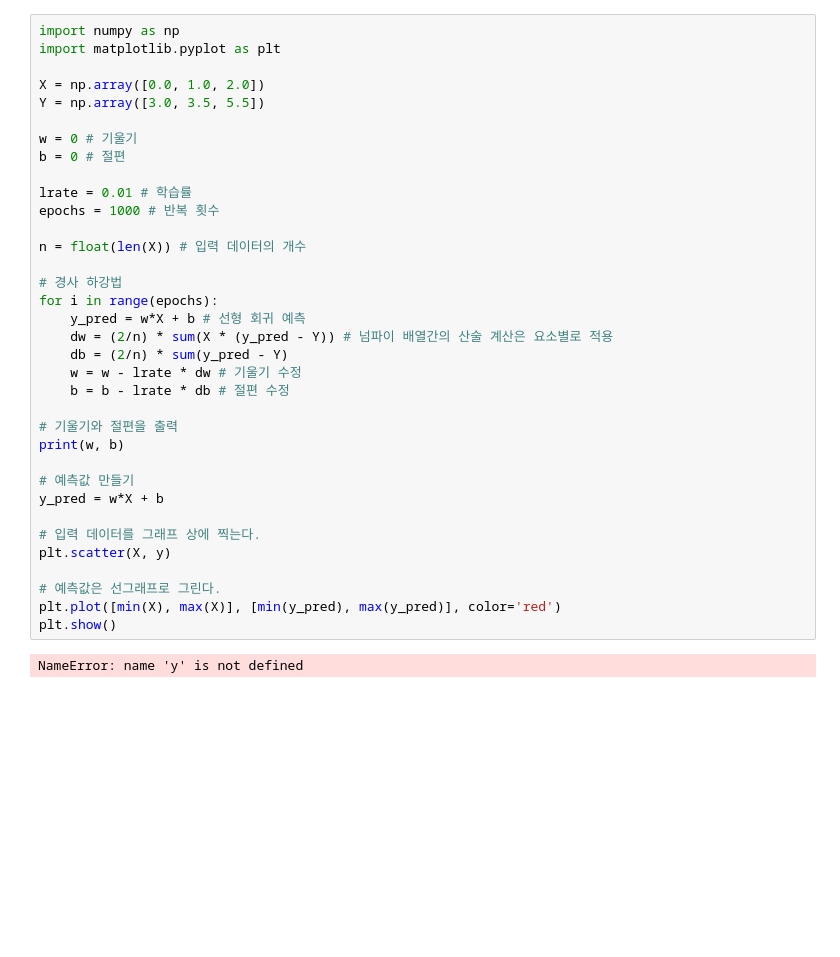
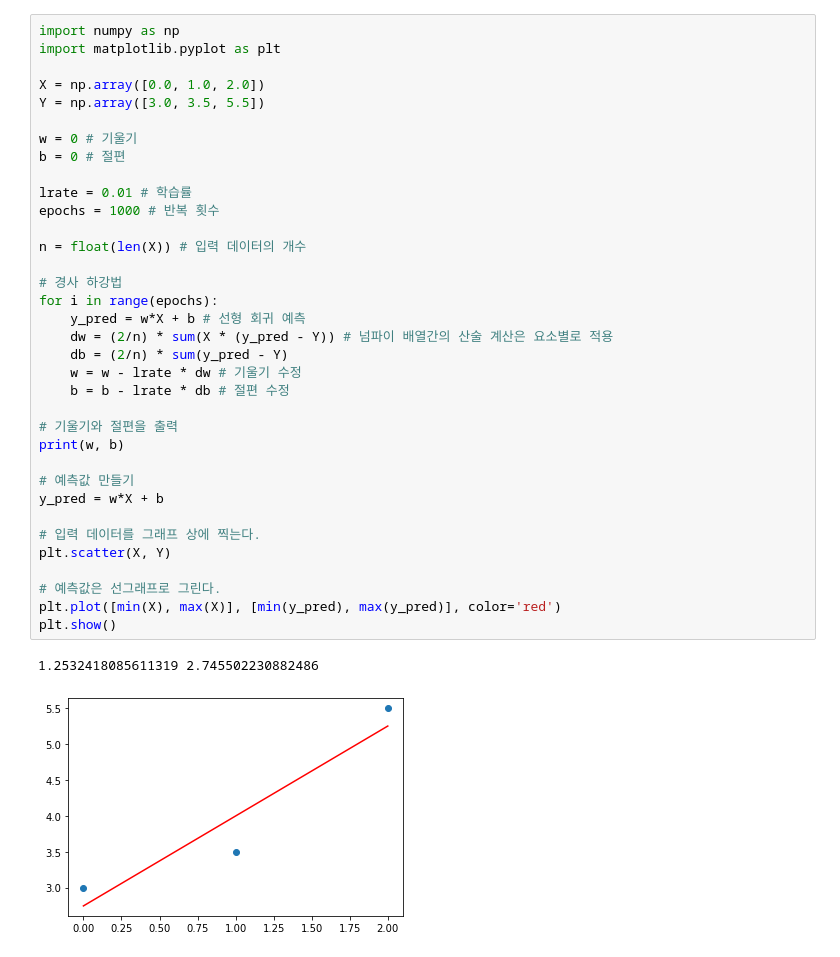
Before and after one commit to wnsgur9137/3-1_Ai_Programming, a Jupyter notebook: study2.ipynb, the cells around one changed output. Cells and saved outputs as stored; diff of their text form; blank space fills up the shorter version.

```diff
--- a/study2.ipynb
+++ b/study2.ipynb
@@ -6,32 +6,33 @@ X = np.array([0.0, 1.0, 2.0])
 Y = np.array([3.0, 3.5, 5.5])
 
 w = 0 # 기울기
 b = 0 # 절편
 
 lrate = 0.01 # 학습률
 epochs = 1000 # 반복 횟수
 
 n = float(len(X)) # 입력 데이터의 개수
 
 # 경사 하강법
 for i in range(epochs):
     y_pred = w*X + b # 선형 회귀 예측
     dw = (2/n) * sum(X * (y_pred - Y)) # 넘파이 배열간의 산술 계산은 요소별로 적용
     db = (2/n) * sum(y_pred - Y)
     w = w - lrate * dw # 기울기 수정
     b = b - lrate * db # 절편 수정
 
 # 기울기와 절편을 출력
 print(w, b)
 
 # 예측값 만들기
 y_pred = w*X + b
 
 # 입력 데이터를 그래프 상에 찍는다.
-plt.scatter(X, y)
+plt.scatter(X, Y)
 
 # 예측값은 선그래프로 그린다.
 plt.plot([min(X), max(X)], [min(y_pred), max(y_pred)], color='red')
 plt.show()
 # %% [output]
-NameError: name 'y' is not defined
+1.2532418085611319 2.745502230882486
+[figure, added]
```
Also changed, not shown: parts of 2 cells of this notebook, 3 other files.
